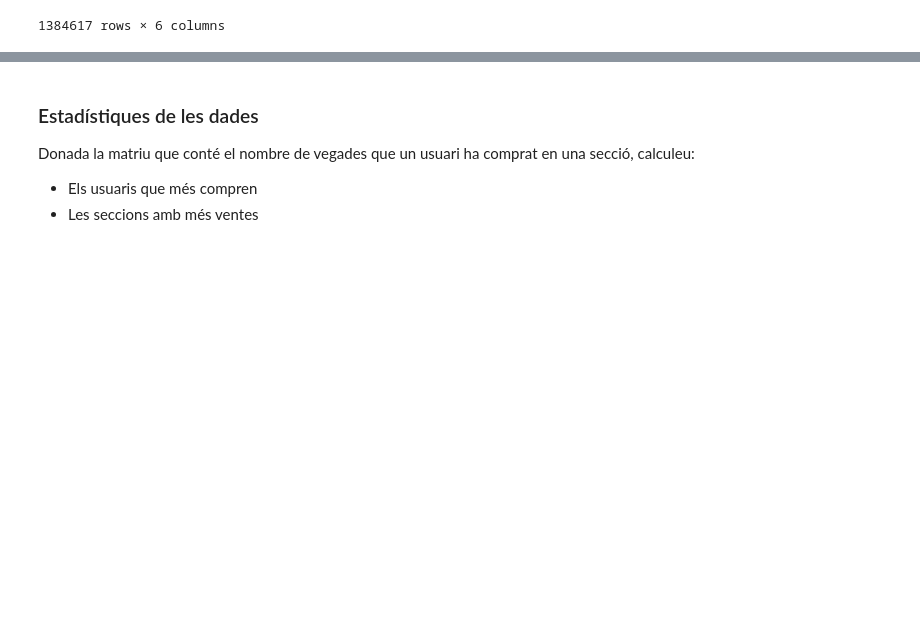
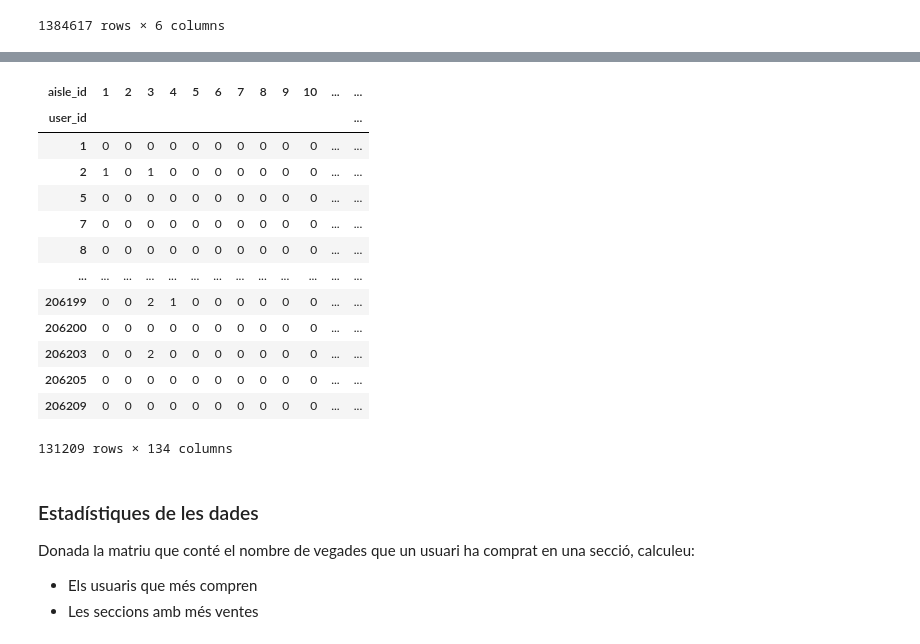
Before and after one commit to SergiRomero/TNUI, a Jupyter notebook: P2/AssignmentCode.ipynb, the cells around one changed output, grey strips where cells are left out. Cells and saved outputs as stored; diff of their text form; code cells hidden in the pictures; blank space fills up the shorter version.

```diff
--- a/P2/AssignmentCode.ipynb
+++ b/P2/AssignmentCode.ipynb
@@ -166,4 +153,21 @@ Name: 14, Length: 134, dtype: int64
 2
+# %%
+df_counts
+# %% [output]
+| aisle_id | 1 | 2 | 3 | 4 | 5 | 6 | 7 | 8 | 9 | 10 | ... | ... |
+| user_id |  |  |  |  |  |  |  |  |  |  |  | ... |
+| 1 | 0 | 0 | 0 | 0 | 0 | 0 | 0 | 0 | 0 | 0 | ... | ... |
+| 2 | 1 | 0 | 1 | 0 | 0 | 0 | 0 | 0 | 0 | 0 | ... | ... |
+| 5 | 0 | 0 | 0 | 0 | 0 | 0 | 0 | 0 | 0 | 0 | ... | ... |
+| 7 | 0 | 0 | 0 | 0 | 0 | 0 | 0 | 0 | 0 | 0 | ... | ... |
+| 8 | 0 | 0 | 0 | 0 | 0 | 0 | 0 | 0 | 0 | 0 | ... | ... |
+| ... | ... | ... | ... | ... | ... | ... | ... | ... | ... | ... | ... | ... |
+| 206199 | 0 | 0 | 2 | 1 | 0 | 0 | 0 | 0 | 0 | 0 | ... | ... |
+| 206200 | 0 | 0 | 0 | 0 | 0 | 0 | 0 | 0 | 0 | 0 | ... | ... |
+| 206203 | 0 | 0 | 2 | 0 | 0 | 0 | 0 | 0 | 0 | 0 | ... | ... |
+| 206205 | 0 | 0 | 0 | 0 | 0 | 0 | 0 | 0 | 0 | 0 | ... | ... |
+| 206209 | 0 | 0 | 0 | 0 | 0 | 0 | 0 | 0 | 0 | 0 | ... | ... |
+131209 rows × 134 columns
 # %% [markdown]
 ### Estadístiques de les dades
 
```
Also changed, not shown: parts of 6 cells of this notebook.
